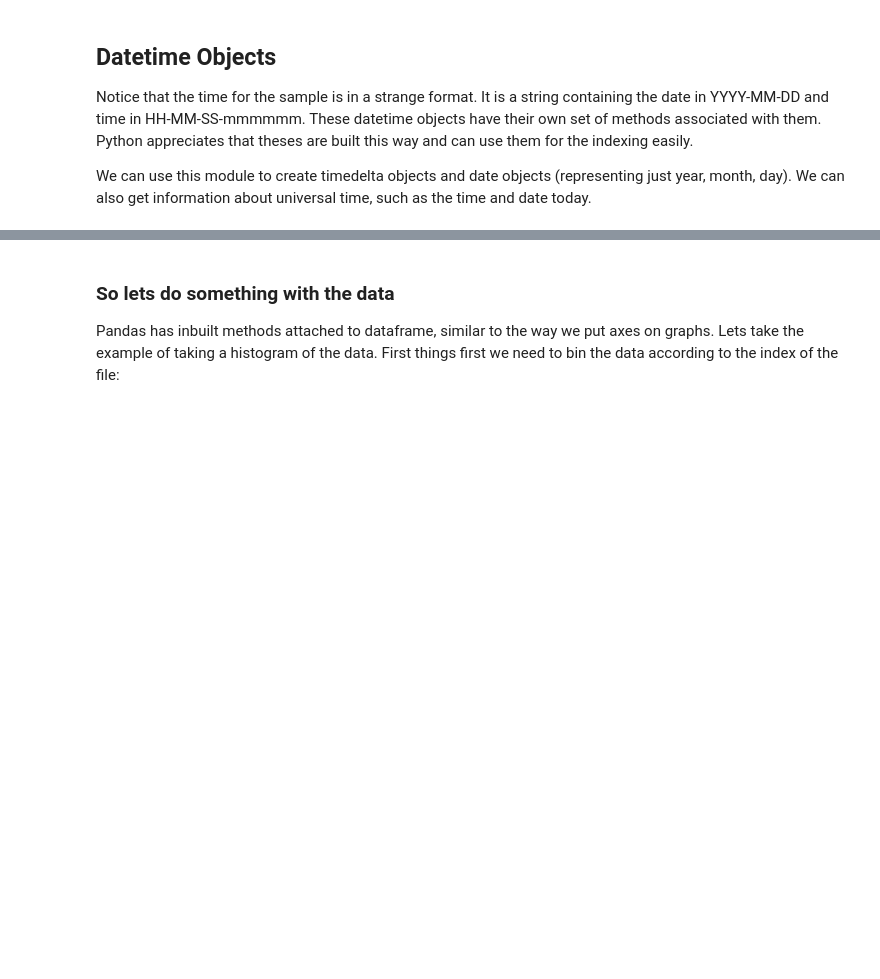
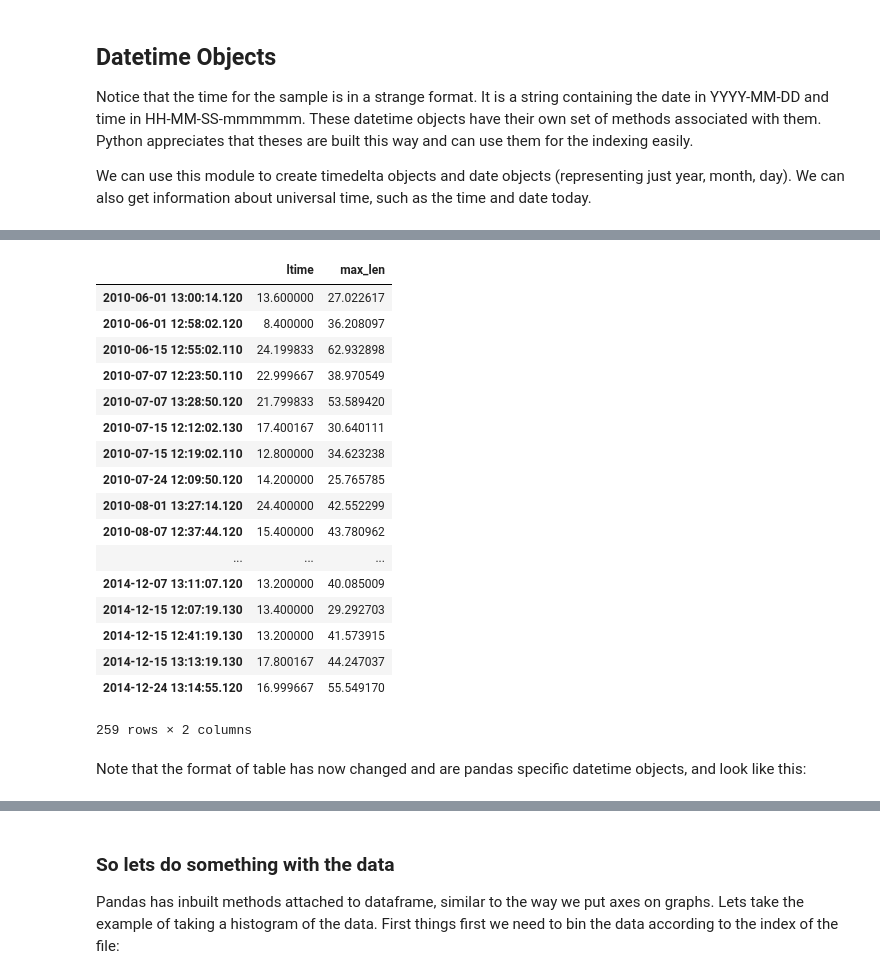
Before and after one commit to OpenAstronomy/workshop_sunpy_astropy, a Jupyter notebook: 09-Time-Series-Data.ipynb, the cells around one changed output, grey strips where cells are left out. Cells and saved outputs as stored; diff of their text form; code cells hidden in the pictures; blank space fills up the shorter version.

Commit message:
Pandas for the melonfarmering win

```diff
--- a/09-Time-Series-Data.ipynb
+++ b/09-Time-Series-Data.ipynb
@@ -169,0 +299,24 @@ When is dinner? 2005-07-14 12:30:00
+# %%
+df.index = pd.to_datetime(df.index)
+df
+# %% [output]
+|  | ltime | max_len |
+| 2010-06-01 13:00:14.120 | 13.600000 | 27.022617 |
+| 2010-06-01 12:58:02.120 | 8.400000 | 36.208097 |
+| 2010-06-15 12:55:02.110 | 24.199833 | 62.932898 |
+| 2010-07-07 12:23:50.110 | 22.999667 | 38.970549 |
+| 2010-07-07 13:28:50.120 | 21.799833 | 53.589420 |
+| 2010-07-15 12:12:02.130 | 17.400167 | 30.640111 |
+| 2010-07-15 12:19:02.110 | 12.800000 | 34.623238 |
+| 2010-07-24 12:09:50.120 | 14.200000 | 25.765785 |
+| 2010-08-01 13:27:14.120 | 24.400000 | 42.552299 |
+| 2010-08-07 12:37:44.120 | 15.400000 | 43.780962 |
+| ... | ... | ... |
+| 2014-12-07 13:11:07.120 | 13.200000 | 40.085009 |
+| 2014-12-15 12:07:19.130 | 13.400000 | 29.292703 |
+| 2014-12-15 12:41:19.130 | 13.200000 | 41.573915 |
+| 2014-12-15 13:13:19.130 | 17.800167 | 44.247037 |
+| 2014-12-24 13:14:55.120 | 16.999667 | 55.549170 |
+259 rows × 2 columns
+# %% [markdown]
+Note that the format of table has now changed and are pandas specific datetime objects, and look like this:
```
Also changed, not shown: parts of 29 cells of this notebook.
